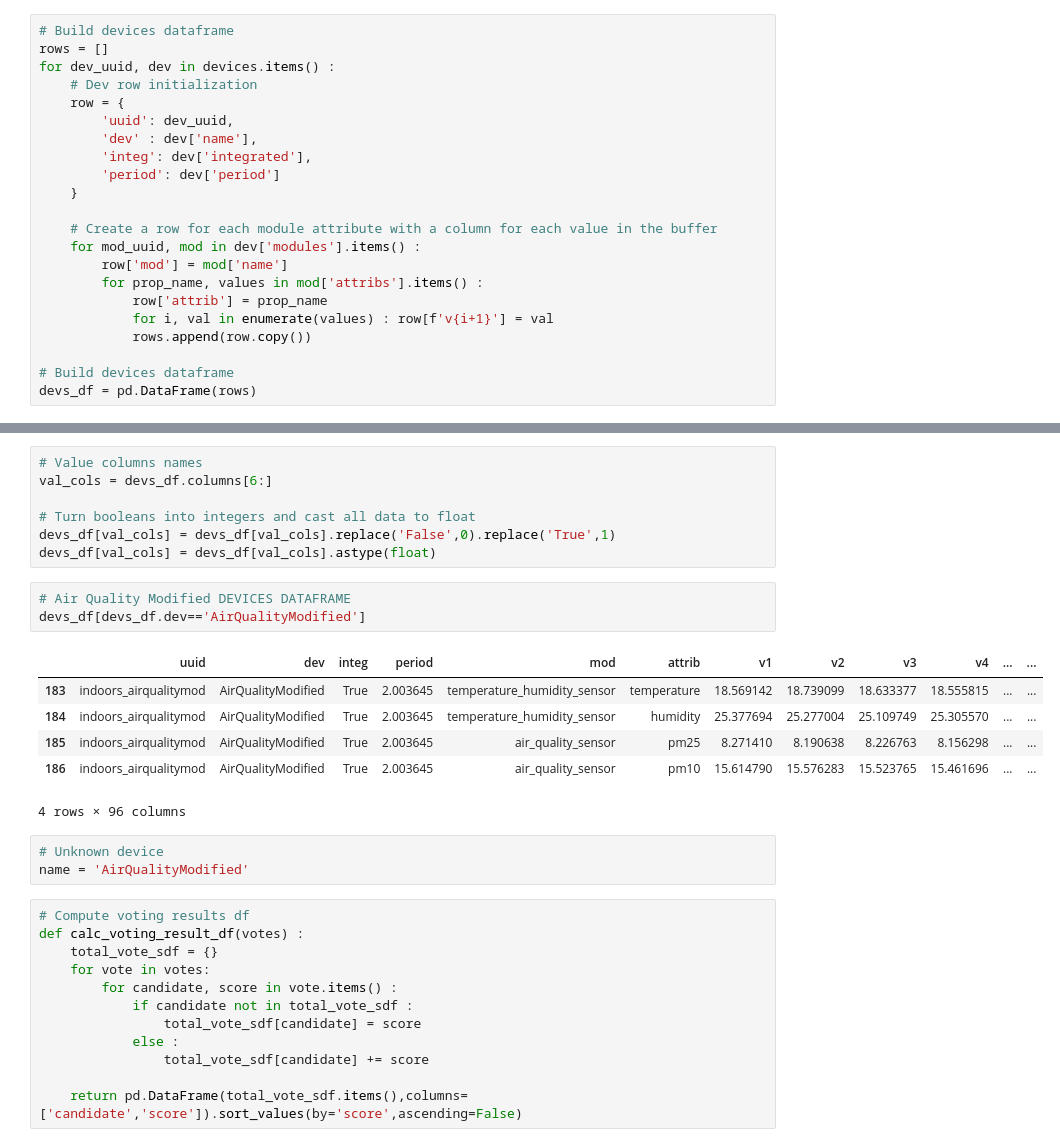
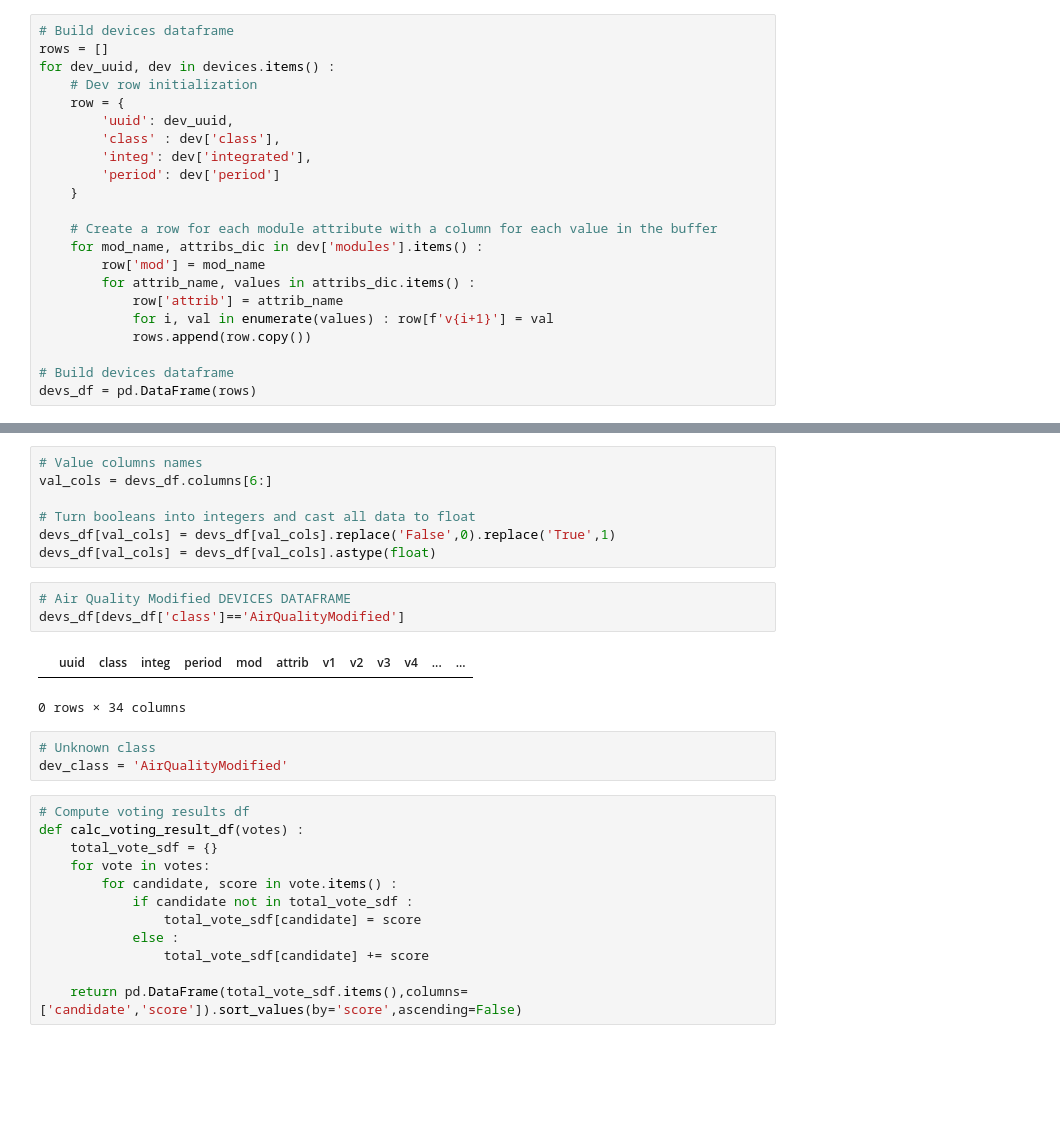
Before and after one commit to alejp1998/kg-iot-dt, a Jupyter notebook: kgdt/devs_similarity.ipynb, the cells around one changed output, grey strips where cells are left out. Drawn from its saved outputs; the diff is of its cells as text; blank space fills up the shorter version.

```diff
--- a/kgdt/devs_similarity.ipynb
+++ b/kgdt/devs_similarity.ipynb
@@ -67,16 +63,16 @@ for dev_uuid, dev in devices.items() :
     # Dev row initialization
     row = {
         'uuid': dev_uuid,
-        'dev' : dev['name'],
+        'class' : dev['class'],
         'integ': dev['integrated'],
         'period': dev['period']
     }
 
     # Create a row for each module attribute with a column for each value in the buffer
-    for mod_uuid, mod in dev['modules'].items() :
-        row['mod'] = mod['name']
-        for prop_name, values in mod['attribs'].items() :
-            row['attrib'] = prop_name
+    for mod_name, attribs_dic in dev['modules'].items() :
+        row['mod'] = mod_name
+        for attrib_name, values in attribs_dic.items() :
+            row['attrib'] = attrib_name
             for i, val in enumerate(values) : row[f'v{i+1}'] = val
             rows.append(row.copy())
 
@@ -102,17 +98,13 @@ devs_df[val_cols] = devs_df[val_cols].replace('False',0).replace('True',1)
 devs_df[val_cols] = devs_df[val_cols].astype(float)
 # %%
 # Air Quality Modified DEVICES DATAFRAME
-devs_df[devs_df.dev=='AirQualityModified']
+devs_df[devs_df['class']=='AirQualityModified']
 # %% [output]
-|  | uuid | dev | integ | period | mod | attrib | v1 | v2 | v3 | v4 | ... | ... |
-| 183 | indoors_airqualitymod | AirQualityModified | True | 2.003645 | temperature_humidity_sensor | temperature | 18.569142 | 18.739099 | 18.633377 | 18.555815 | ... | ... |
-| 184 | indoors_airqualitymod | AirQualityModified | True | 2.003645 | temperature_humidity_sensor | humidity | 25.377694 | 25.277004 | 25.109749 | 25.305570 | ... | ... |
-| 185 | indoors_airqualitymod | AirQualityModified | True | 2.003645 | air_quality_sensor | pm25 | 8.271410 | 8.190638 | 8.226763 | 8.156298 | ... | ... |
-| 186 | indoors_airqualitymod | AirQualityModified | True | 2.003645 | air_quality_sensor | pm10 | 15.614790 | 15.576283 | 15.523765 | 15.461696 | ... | ... |
+|  | uuid | class | integ | period | mod | attrib | v1 | v2 | v3 | v4 | ... | ... |
-4 rows × 96 columns
+0 rows × 34 columns
 # %%
-# Unknown device
-name = 'AirQualityModified'
+# Unknown class
+dev_class = 'AirQualityModified'
 # %%
 # Compute voting results df
 def calc_voting_result_df(votes) :
```
Also changed, not shown: parts of 7 cells of this notebook, 7 other files.
